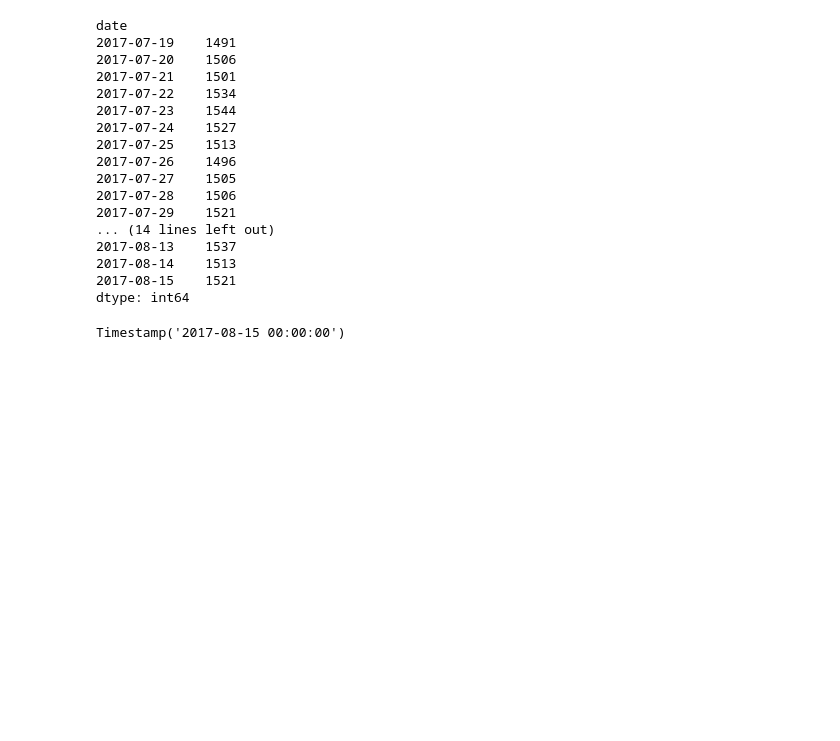
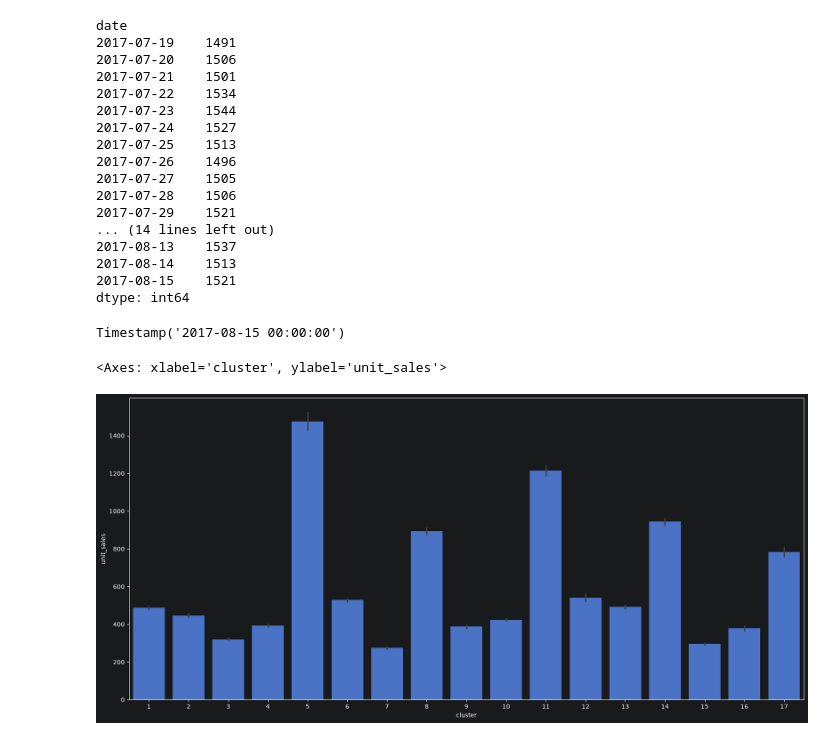
Before and after one commit to RikkaNg/SIC-AI-PROJECT-, a Jupyter notebook: notebook/01_EDA.ipynb, the cells around one changed output. Cells and saved outputs as stored; diff of their text form; code cells hidden in the pictures; blank space fills up the shorter version.

```diff
--- a/notebook/01_EDA.ipynb
+++ b/notebook/01_EDA.ipynb
@@ -411,3 +411,9 @@ dtype: int64
 train.date.max()
 # %% [output]
 Timestamp('2017-08-15 00:00:00')
+# %%
+plt.figure(figsize=(20,9))
+sns.barplot(data = train, x = 'cluster', y = 'unit_sales')
+# %% [output]
+<Axes: xlabel='cluster', ylabel='unit_sales'>
+[figure, added]
```
Also changed, not shown: parts of 1 cell of this notebook, 12 other files.
